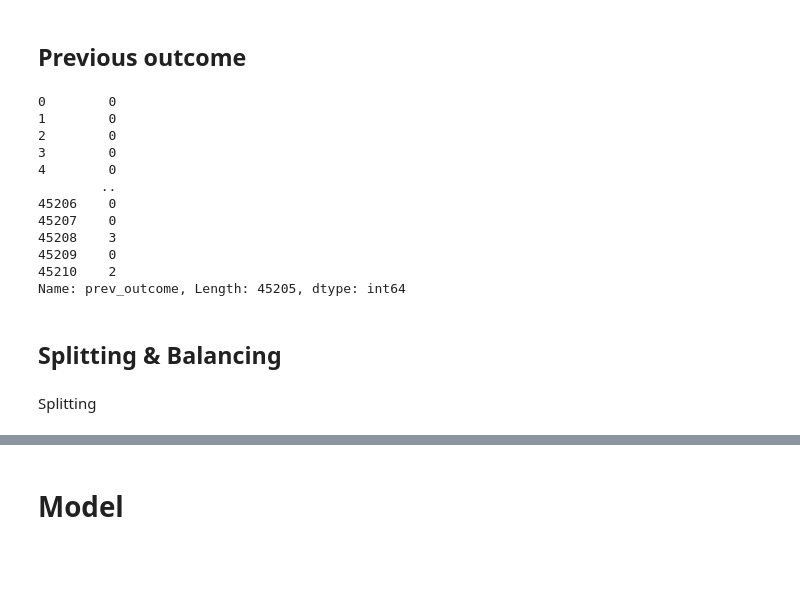
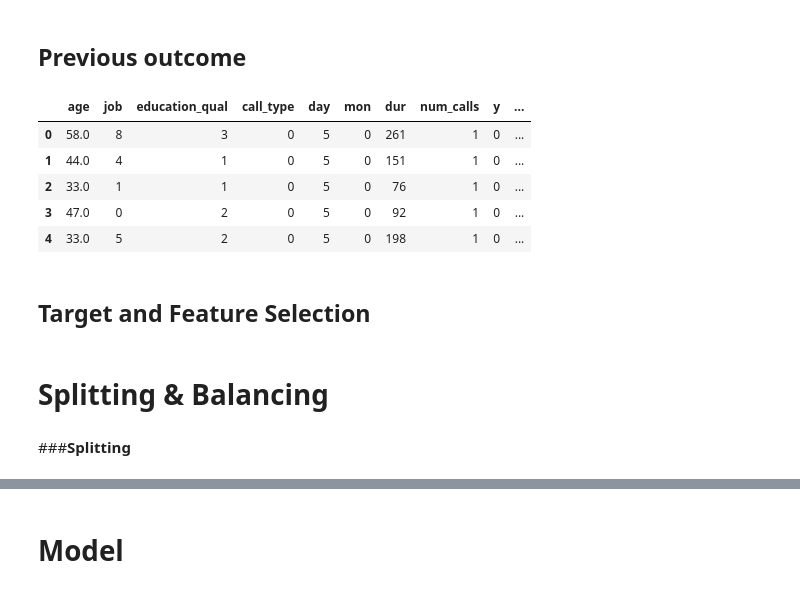
Before and after one commit to BhanuSrihridai/Insurance-Company-Customer-Conversion-Prediction, a Jupyter notebook: Customer Conversion Prediction.ipynb, the cells around one changed output, grey strips where cells are left out. Cells and saved outputs as stored; diff of their text form; code cells hidden in the pictures; blank space fills up the shorter version.

```diff
--- a/Customer Conversion Prediction.ipynb
+++ b/Customer Conversion Prediction.ipynb
@@ -991,18 +1005,17 @@ data['mon']=data.mon.map({'may':0,'jul':1,'jan':2,'nov':3,'jun':4,'aug':5,'feb':
 # %% [markdown]
 ## Previous outcome
 # %%
-data['prev_outcome']=data.prev_outcome.map({'unknown':0,'failure':1,'other':2,'success':3})
-data['prev_outcome']
+# data['prev_outcome']=data.prev_outcome.map({'unknown':0,'failure':1,'other':2,'success':3})   # Label Encoding
+# data['prev_outcome']
-# %% [output]
-0        0
-1        0
-2        0
-3        0
-4        0
-        ..
-45206    0
-45207    0
-45208    3
-45209    0
-45210    2
-Name: prev_outcome, Length: 45205, dtype: int64
+# %%
+data= pd.get_dummies(data, columns=['prev_outcome'])        # One-Hot Encoding
+data.head()
+# %% [output]
+|  | age | job | education_qual | call_type | day | mon | dur | num_calls | y | ... |
+| 0 | 58.0 | 8 | 3 | 0 | 5 | 0 | 261 | 1 | 0 | ... |
+| 1 | 44.0 | 4 | 1 | 0 | 5 | 0 | 151 | 1 | 0 | ... |
+| 2 | 33.0 | 1 | 1 | 0 | 5 | 0 | 76 | 1 | 0 | ... |
+| 3 | 47.0 | 0 | 2 | 0 | 5 | 0 | 92 | 1 | 0 | ... |
+| 4 | 33.0 | 5 | 2 | 0 | 5 | 0 | 198 | 1 | 0 | ... |
+# %% [markdown]
+## **Target and Feature Selection**
@@ -1009,7 +1028,7 @@ Name: prev_outcome, Length: 45205, dtype: int64
 # %% [markdown]
-## **Splitting & Balancing**
+# **Splitting & Balancing**
-# %% [markdown]
-Splitting
+# %% [markdown]
+###**Splitting**
 # %%
 from sklearn.model_selection import train_test_split
 
```
Also changed, not shown: parts of 62 cells of this notebook.
